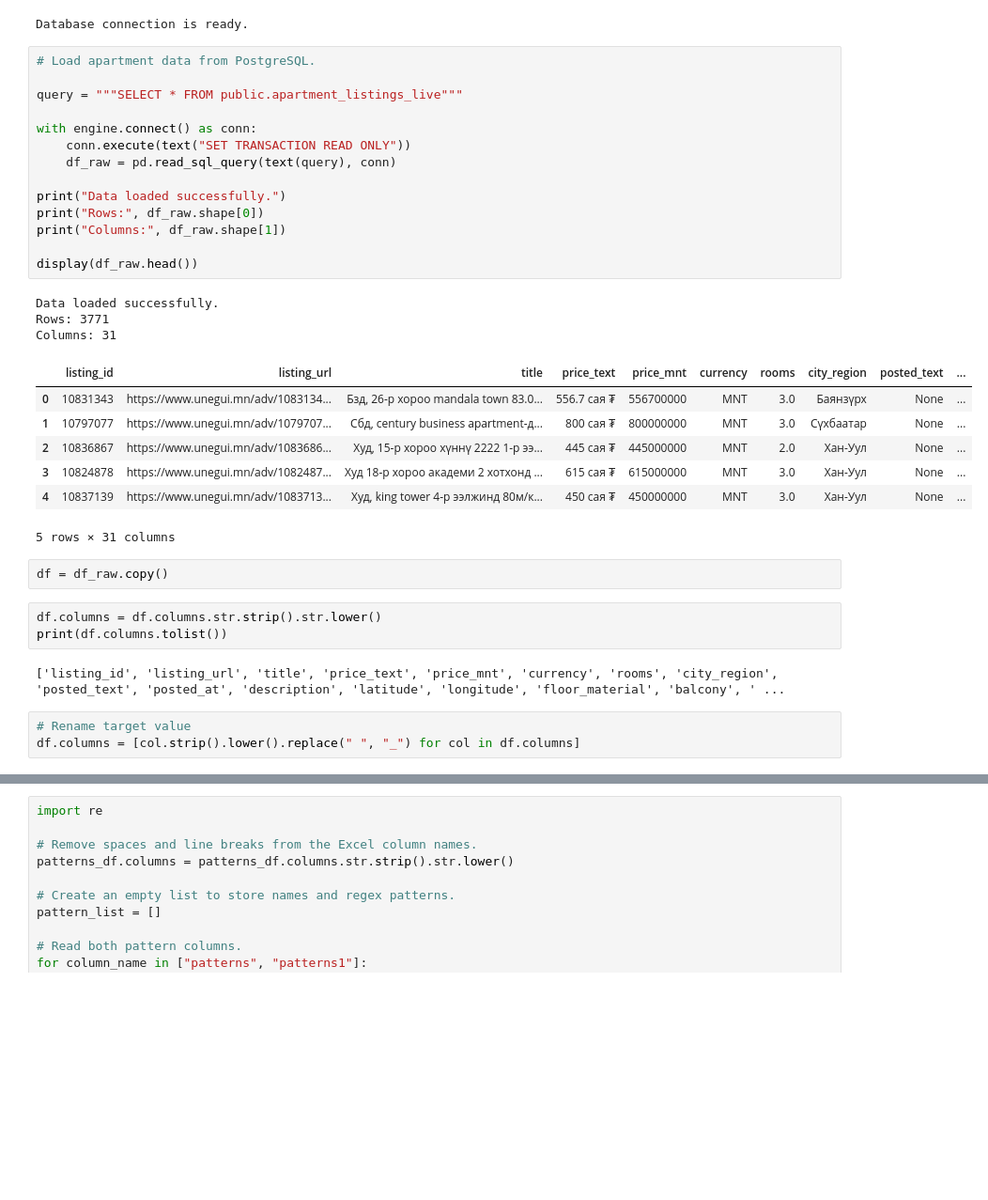
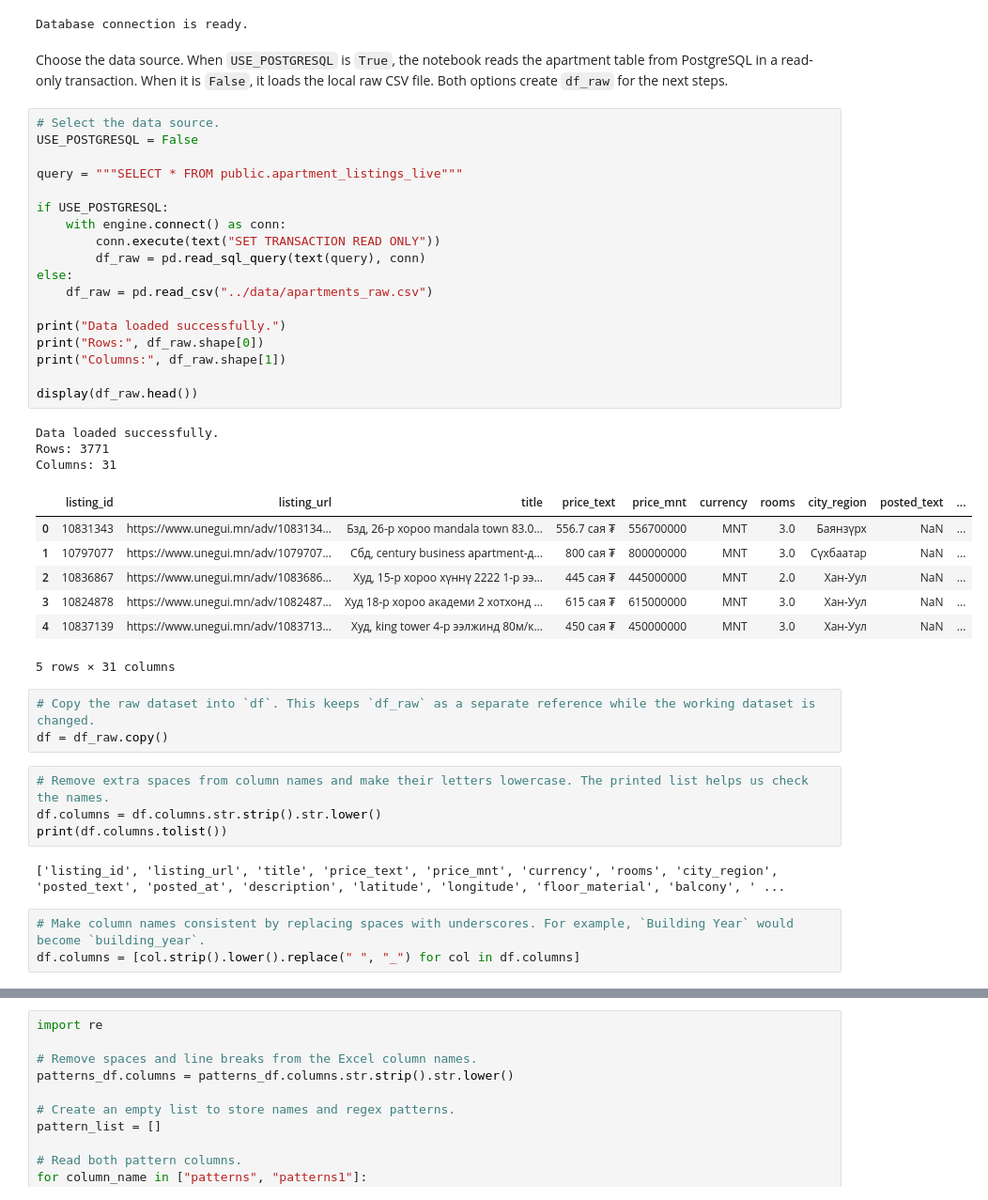
Before and after one commit to 2026328-Dashzeveg-Purevtogtokh/Machine-Learning-Sep26, a Jupyter notebook: CA1-ML-Apartment-Price-Prediction/notebooks/2026328_Machine_Learning_CA1_V2.ipynb, the cells around one changed output, grey strips where cells are left out. Shown at 94% size. Drawn from its saved outputs; the diff is of its cells as text; blank space fills up the shorter version.

```diff
--- a/CA1-ML-Apartment-Price-Prediction/notebooks/2026328_Machine_Learning_CA1_V1.ipynb
+++ b/CA1-ML-Apartment-Price-Prediction/notebooks/2026328_Machine_Learning_CA1_V2.ipynb
@@ -84,40 +61,48 @@ engine = create_engine(db_url, pool_pre_ping=True)
 print("Database connection is ready.")
 # %% [output]
 Database connection is ready.
+# %% [markdown]
+Choose the data source. When `USE_POSTGRESQL` is `True`, the notebook reads the apartment table from PostgreSQL in a read-only transaction. When it is `False`, it loads the local raw CSV file. Both options create `df_raw` for the next steps.
 # %%
-# Load apartment data from PostgreSQL.
+# Select the data source.
+USE_POSTGRESQL = False
 
 query = """SELECT * FROM public.apartment_listings_live"""
 
-with engine.connect() as conn:
-    conn.execute(text("SET TRANSACTION READ ONLY"))
-    df_raw = pd.read_sql_query(text(query), conn)
+if USE_POSTGRESQL:
+    with engine.connect() as conn:
+        conn.execute(text("SET TRANSACTION READ ONLY"))
+        df_raw = pd.read_sql_query(text(query), conn)
+else:
+    df_raw = pd.read_csv("../data/apartments_raw.csv")
 
 print("Data loaded successfully.")
 print("Rows:", df_raw.shape[0])
 print("Columns:", df_raw.shape[1])
 
 display(df_raw.head())
 # %% [output]
 Data loaded successfully.
 Rows: 3771
 Columns: 31
 |  | listing_id | listing_url | title | price_text | price_mnt | currency | rooms | city_region | posted_text | ... |
-| 0 | 10831343 | https://www.unegui.mn/adv/1083134... | Бзд, 26-р хороо mandala town 83.0... | 556.7 сая ₮ | 556700000 | MNT | 3.0 | Баянзүрх | None | ... |
-| 1 | 10797077 | https://www.unegui.mn/adv/1079707... | Сбд, сentury business apartment-д... | 800 сая ₮ | 800000000 | MNT | 3.0 | Сүхбаатар | None | ... |
-| 2 | 10836867 | https://www.unegui.mn/adv/1083686... | Худ, 15-р хороо хүннү 2222 1-р ээ... | 445 сая ₮ | 445000000 | MNT | 2.0 | Хан-Уул | None | ... |
-| 3 | 10824878 | https://www.unegui.mn/adv/1082487... | Худ 18-р хороо академи 2 хотхонд ... | 615 сая ₮ | 615000000 | MNT | 3.0 | Хан-Уул | None | ... |
-| 4 | 10837139 | https://www.unegui.mn/adv/1083713... | Худ, king tower 4-р ээлжинд 80м/к... | 450 сая ₮ | 450000000 | MNT | 3.0 | Хан-Уул | None | ... |
+| 0 | 10831343 | https://www.unegui.mn/adv/1083134... | Бзд, 26-р хороо mandala town 83.0... | 556.7 сая ₮ | 556700000 | MNT | 3.0 | Баянзүрх | NaN | ... |
+| 1 | 10797077 | https://www.unegui.mn/adv/1079707... | Сбд, сentury business apartment-д... | 800 сая ₮ | 800000000 | MNT | 3.0 | Сүхбаатар | NaN | ... |
+| 2 | 10836867 | https://www.unegui.mn/adv/1083686... | Худ, 15-р хороо хүннү 2222 1-р ээ... | 445 сая ₮ | 445000000 | MNT | 2.0 | Хан-Уул | NaN | ... |
+| 3 | 10824878 | https://www.unegui.mn/adv/1082487... | Худ 18-р хороо академи 2 хотхонд ... | 615 сая ₮ | 615000000 | MNT | 3.0 | Хан-Уул | NaN | ... |
+| 4 | 10837139 | https://www.unegui.mn/adv/1083713... | Худ, king tower 4-р ээлжинд 80м/к... | 450 сая ₮ | 450000000 | MNT | 3.0 | Хан-Уул | NaN | ... |
 5 rows × 31 columns
 # %%
+# Copy the raw dataset into `df`. This keeps `df_raw` as a separate reference while the working dataset is changed.
 df = df_raw.copy()
 # %%
+# Remove extra spaces from column names and make their letters lowercase. The printed list helps us check the names.
 df.columns = df.columns.str.strip().str.lower()
 print(df.columns.tolist())
 # %% [output]
 ['listing_id', 'listing_url', 'title', 'price_text', 'price_mnt', 'currency', 'rooms', 'city_region', 'posted_text', 'posted_at', 'description', 'latitude', 'longitude', 'floor_material', 'balcony', ' ...
 # %%
-# Rename target value
+# Make column names consistent by replacing spaces with underscores. For example, `Building Year` would become `building_year`.
 df.columns = [col.strip().lower().replace(" ", "_") for col in df.columns]
 # %%
 df.head()
```
Also changed, not shown: parts of 61 cells of this notebook.
